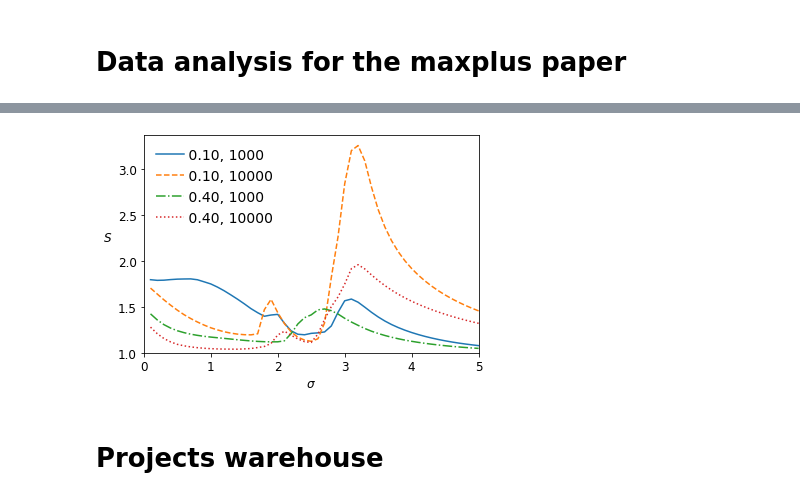
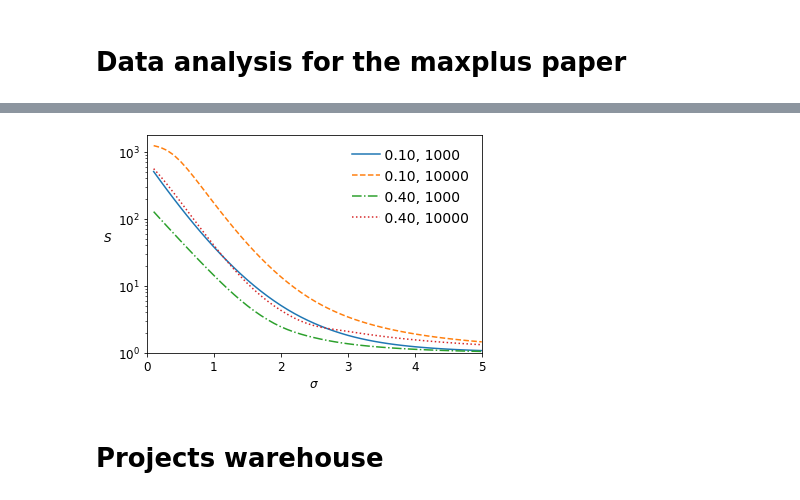
Before and after one commit to av2atgh/red, a Jupyter notebook: maxplus.dupsplit.ipynb, the cells around one changed output, grey strips where cells are left out. Drawn from its saved outputs; the diff is of its cells as text; code cells hidden in the pictures.

Commit message:
new figures

```diff
--- a/maxplus.dupsplit.ipynb
+++ b/maxplus.dupsplit.ipynb
@@ -65,7 +61,7 @@ slope_plot(data='maxsum.scheduling.dupsplit.arc_distribution_lognormal.arc_sigma
 # %%
-slope_plot(data='maxsum.scheduling.dupsplit.arc_distribution_lognormal.arc_sigma_3', vs='maxmax', q_set=[0.1,0.4], n_set=[1000,10000], yscale='linear', legend_loc='upper left')
+slope_plot(data='maxsum.scheduling.dupsplit.arc_distribution_lognormal.arc_sigma_3', vs='maxmax', q_set=[0.1,0.4], n_set=[1000,10000])
 # %% [output]
-[figure, old version]
+[figure, new version]
 # %% [markdown]
 # Projects warehouse
 # %%
```
Also changed, not shown: parts of 4 cells of this notebook.
